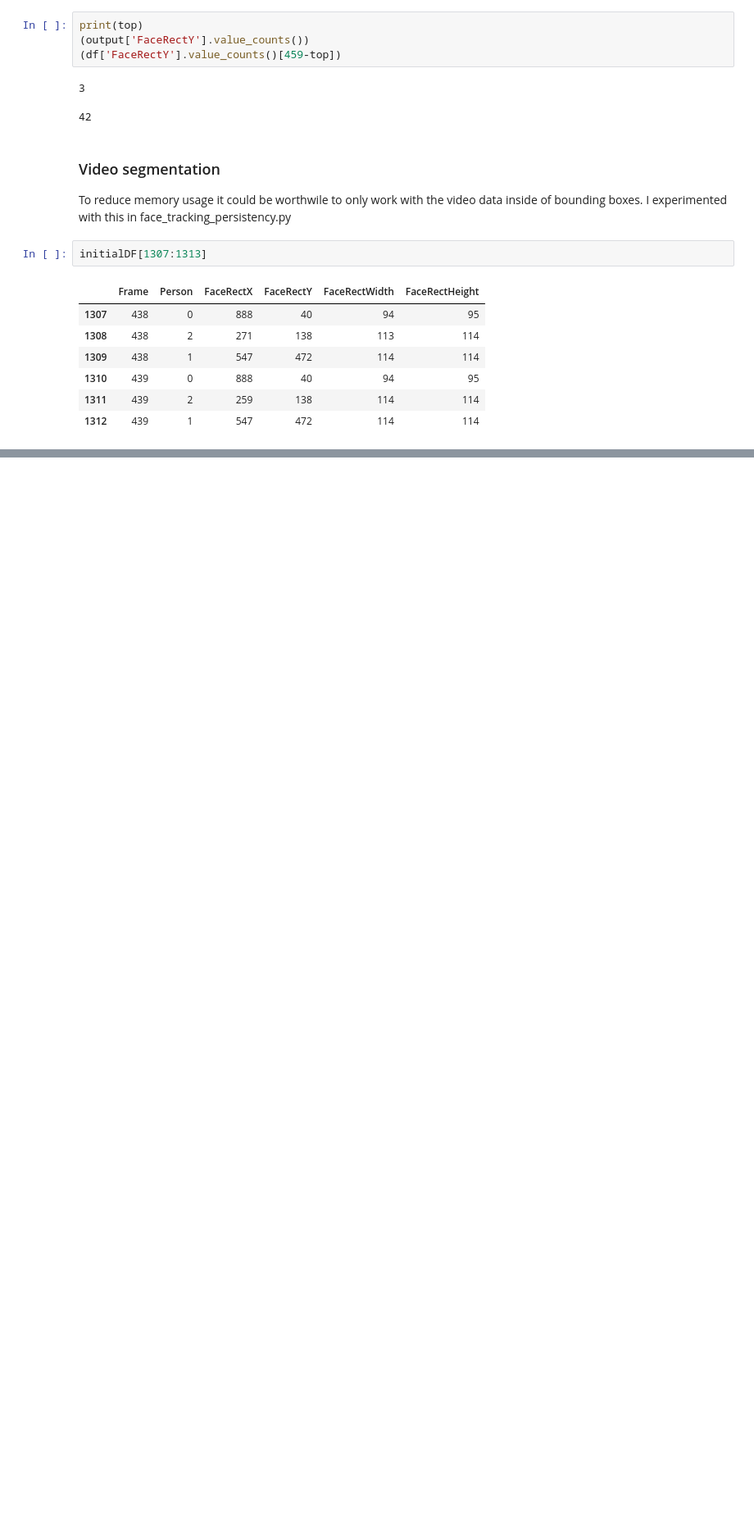
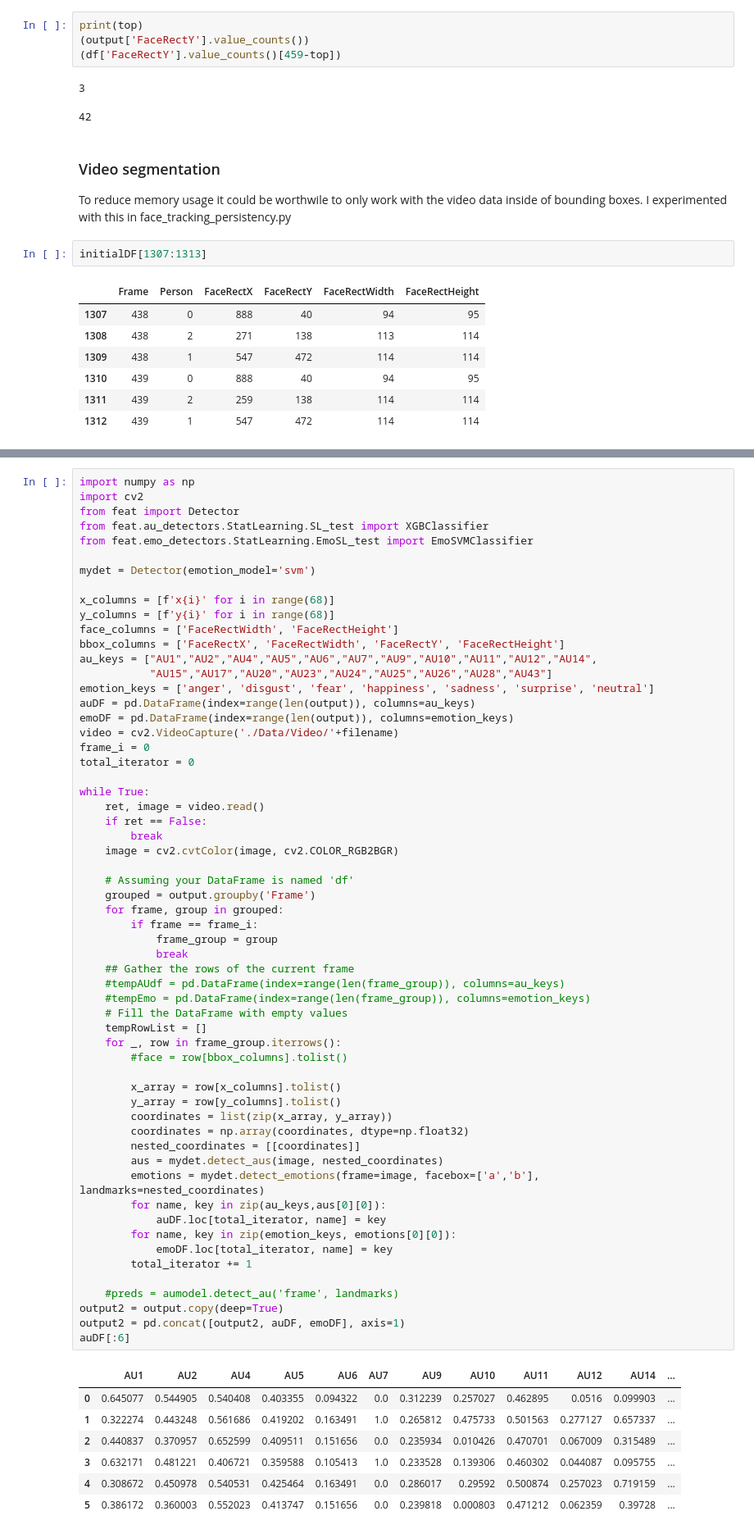
Before and after one commit to ramon284/Interest-predictor, a Jupyter notebook: pipeline.ipynb, the cells around one changed output, grey strips where cells are left out. Shown: that part at 82% size. Saved outputs shown, nothing was run; the diff lists cells and outputs as text; blank space fills up the shorter version.

```diff
--- a/pipeline.ipynb
+++ b/pipeline.ipynb
@@ -348,0 +184,67 @@ Error:
+# %%
+import numpy as np
+import cv2
+from feat import Detector
+from feat.au_detectors.StatLearning.SL_test import XGBClassifier
+from feat.emo_detectors.StatLearning.EmoSL_test import EmoSVMClassifier
+
+mydet = Detector(emotion_model='svm')
+
+x_columns = [f'x{i}' for i in range(68)]
+y_columns = [f'y{i}' for i in range(68)]
+face_columns = ['FaceRectWidth', 'FaceRectHeight']
+bbox_columns = ['FaceRectX', 'FaceRectWidth', 'FaceRectY', 'FaceRectHeight']
+au_keys = ["AU1","AU2","AU4","AU5","AU6","AU7","AU9","AU10","AU11","AU12","AU14",
+           "AU15","AU17","AU20","AU23","AU24","AU25","AU26","AU28","AU43"]
+emotion_keys = ['anger', 'disgust', 'fear',	'happiness', 'sadness',	'surprise',	'neutral']
+auDF = pd.DataFrame(index=range(len(output)), columns=au_keys)
+emoDF = pd.DataFrame(index=range(len(output)), columns=emotion_keys)
+video = cv2.VideoCapture('./Data/Video/'+filename)
+frame_i = 0
+total_iterator = 0
+
+while True:
+    ret, image = video.read()
+    if ret == False:
+        break
+    image = cv2.cvtColor(image, cv2.COLOR_RGB2BGR)
+
+    # Assuming your DataFrame is named 'df'
+    grouped = output.groupby('Frame')
+    for frame, group in grouped:
+        if frame == frame_i:
+            frame_group = group
+            break
+    ## Gather the rows of the current frame
+    #tempAUdf = pd.DataFrame(index=range(len(frame_group)), columns=au_keys)
+    #tempEmo = pd.DataFrame(index=range(len(frame_group)), columns=emotion_keys)
+    # Fill the DataFrame with empty values
+    tempRowList = []
+    for _, row in frame_group.iterrows():
+        #face = row[bbox_columns].tolist()
+
+        x_array = row[x_columns].tolist()
+        y_array = row[y_columns].tolist()
+        coordinates = list(zip(x_array, y_array))
+        coordinates = np.array(coordinates, dtype=np.float32)
+        nested_coordinates = [[coordinates]]
+        aus = mydet.detect_aus(image, nested_coordinates)
+        emotions = mydet.detect_emotions(frame=image, facebox=['a','b'], landmarks=nested_coordinates)
+        for name, key in zip(au_keys,aus[0][0]):
+            auDF.loc[total_iterator, name] = key
+        for name, key in zip(emotion_keys, emotions[0][0]):
+            emoDF.loc[total_iterator, name] = key
+        total_iterator += 1
+
+    #preds = aumodel.detect_au('frame', landmarks)
+output2 = output.copy(deep=True)
+output2 = pd.concat([output2, auDF, emoDF], axis=1)
+auDF[:6]
+# %% [output]
+|  | AU1 | AU2 | AU4 | AU5 | AU6 | AU7 | AU9 | AU10 | AU11 | AU12 | AU14 | ... |
+| 0 | 0.645077 | 0.544905 | 0.540408 | 0.403355 | 0.094322 | 0.0 | 0.312239 | 0.257027 | 0.462895 | 0.0516 | 0.099903 | ... |
+| 1 | 0.322274 | 0.443248 | 0.561686 | 0.419202 | 0.163491 | 1.0 | 0.265812 | 0.475733 | 0.501563 | 0.277127 | 0.657337 | ... |
+| 2 | 0.440837 | 0.370957 | 0.652599 | 0.409511 | 0.151656 | 0.0 | 0.235934 | 0.010426 | 0.470701 | 0.067009 | 0.315489 | ... |
+| 3 | 0.632171 | 0.481221 | 0.406721 | 0.359588 | 0.105413 | 1.0 | 0.233528 | 0.139306 | 0.460302 | 0.044087 | 0.095755 | ... |
+| 4 | 0.308672 | 0.450978 | 0.540531 | 0.425464 | 0.163491 | 0.0 | 0.286017 | 0.29592 | 0.500874 | 0.257023 | 0.719159 | ... |
+| 5 | 0.386172 | 0.360003 | 0.552023 | 0.413747 | 0.151656 | 0.0 | 0.239818 | 0.000803 | 0.471212 | 0.062359 | 0.39728 | ... |
```
Also changed, not shown: parts of 7 cells of this notebook.
